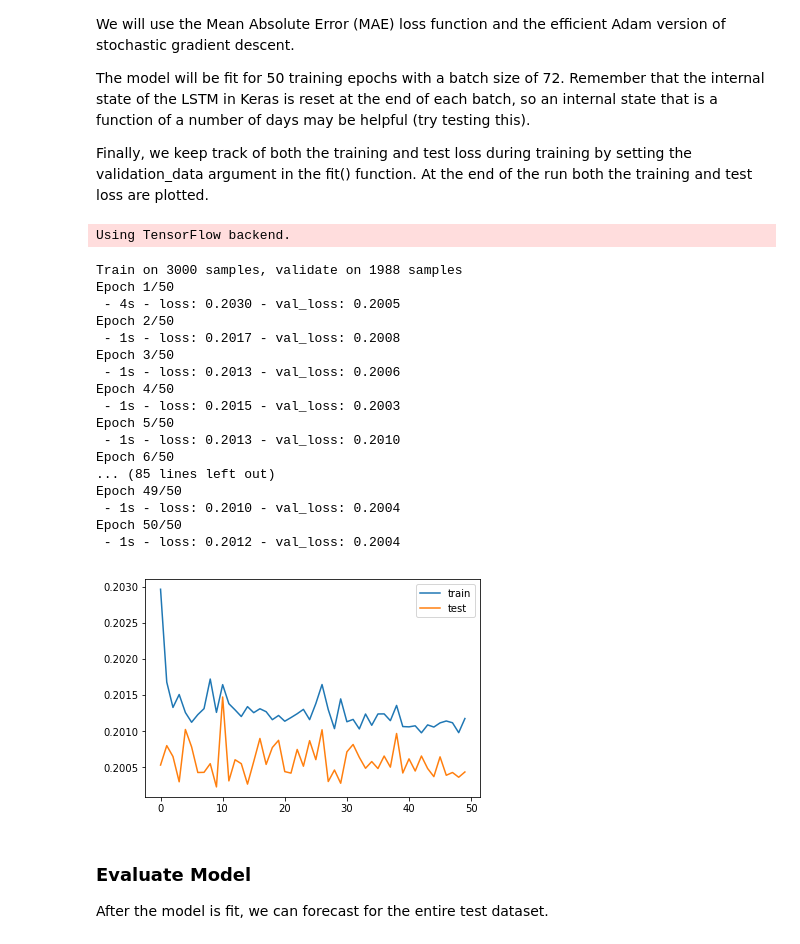
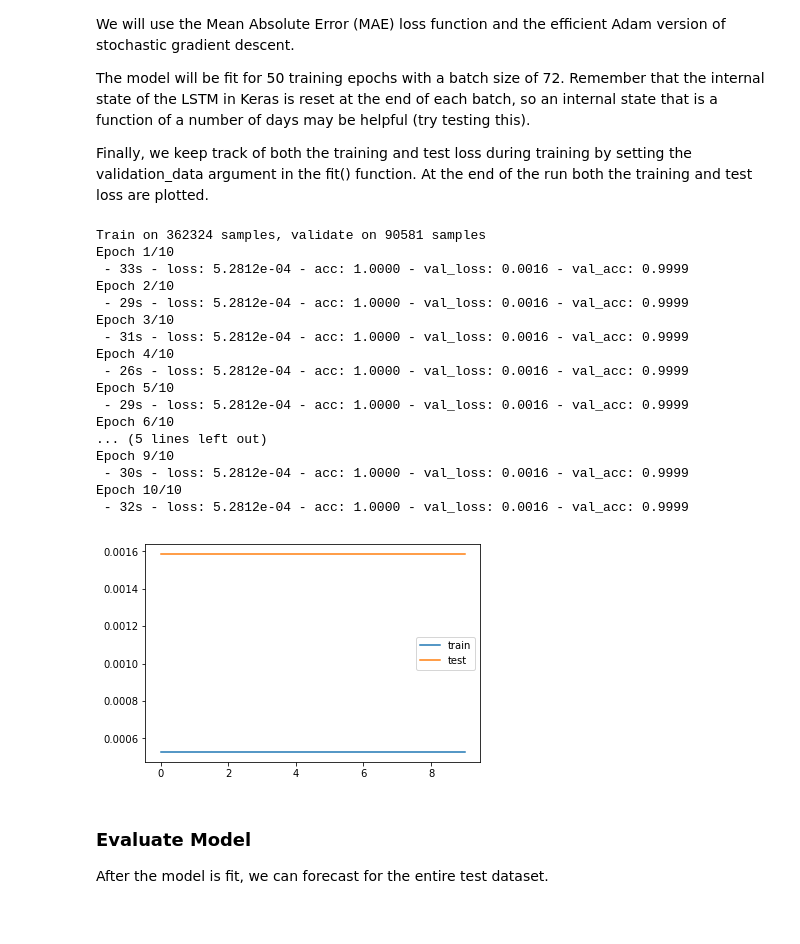
Before and after one commit to abhishekdutta/healthcare-predictive, a Jupyter notebook: notebooks/LSTM Multivariate Forecasting.ipynb, the cells around one changed output. Drawn from its saved outputs; the diff is of its cells as text; code cells hidden in the pictures.

Commit message:
LSTM with 25-26 entire data

```diff
--- a/notebooks/LSTM Multivariate Forecasting.ipynb
+++ b/notebooks/LSTM Multivariate Forecasting.ipynb
@@ -19,7 +19,7 @@ from pandas import read_csv
 from matplotlib import pyplot
 
 # load dataset
-dataset = read_csv('../../clean_data/ECG_avg.csv', header=0, index_col=0)
+dataset = read_csv('../../clean_data/Current_Model/ECG_avg.csv', header=0, index_col=0)
 dataset.head(10)
 # %% [output]
 |  | ECG | Respiration Rate | SpO2 | Pleth | Heart Rate | etCO2 | diastolic BP | systolic BP | ... |
@@ -66,6 +66,7 @@ The *series_to_supervised()* function developed below is used to transform the d
 # %%
 import pandas as pd
 from sklearn.preprocessing import MinMaxScaler
+from sklearn.preprocessing import LabelEncoder
 def series_to_supervised(data, n_in=1, n_out=1, dropnan=True):
     n_vars = 1 if type(data) is list else data.shape[1]
     df = pd.DataFrame(data)
@@ -89,6 +90,9 @@ def series_to_supervised(data, n_in=1, n_out=1, dropnan=True):
         agg.dropna(inplace=True)
     return agg
 
+# integer encode direction
+encoder = LabelEncoder()
+values[:,10] = encoder.fit_transform(values[:,10])
 
 # ensure all data is float
 values = values.astype('float32')
@@ -99,6 +103,10 @@ scaled = scaler.fit_transform(values)
 reframed = series_to_supervised(scaled, 1, 1)
 # drop columns we don't want to predict
 reframed.drop(reframed.columns[[11,12,13,14,15,16,17,18,19,20]], axis=1, inplace=True)
+# alarms2 = sorted(reframed["var11(t)"].unique())
+# alarms1 = sorted(reframed["var11(t-1)"].unique())
+# print(alarms1)
+# print(alarms2)
 reframed
 # %% [output]
 |  | var1(t-1) | var2(t-1) | var3(t-1) | var4(t-1) | var5(t-1) | var6(t-1) | var7(t-1) | var8(t-1) | var9(t-1) | ... |
@@ -131,9 +139,10 @@ In this section, we will fit an LSTM on the multivariate input data.
 
 First, we must split the prepared dataset into train and test sets. We will fit the model on the first 3000 timestamps of  data, then evaluate it on the remaining near 2000 timestamps of data.  Then splits the train and test sets into input and output variables. Finally, the inputs (X) are reshaped into the 3D format expected by LSTMs, namely [samples, timesteps, features].
 # %%
+import numpy as np
 # split into train and test sets
 values = reframed.values
-n_train = 3000
+n_train = int(len(values) * 0.8)
 train = values[:n_train, :]
 test = values[n_train:, :]
 # split into input and outputs
@@ -158,39 +167,38 @@ Finally, we keep track of both the training and test loss during training by set
 # %%
 from keras.models import Sequential
 from keras.layers import Dense
 from keras.layers import LSTM
 # design network
 model = Sequential()
 model.add(LSTM(50, input_shape=(train_X.shape[1], train_X.shape[2])))
-model.add(Dense(1))
-model.compile(loss='mae', optimizer='adam')
+model.add(Dense(1, activation='softmax'))
+model.compile(loss='binary_crossentropy', optimizer='adam',metrics=['accuracy'])
 # fit network
-history = model.fit(train_X, train_y, epochs=50, batch_size=20, validation_data=(test_X, test_y), verbose=2, shuffle=False)
+history = model.fit(train_X, train_y, epochs=10, batch_size=100, validation_data=(test_X, test_y), verbose=2, shuffle=False)
 # plot history
 pyplot.plot(history.history['loss'], label='train')
 pyplot.plot(history.history['val_loss'], label='test')
 pyplot.legend()
 pyplot.show()
 # %% [output]
-Using TensorFlow backend.
+Train on 362324 samples, validate on 90581 samples
+Epoch 1/10
+ - 33s - loss: 5.2812e-04 - acc: 1.0000 - val_loss: 0.0016 - val_acc: 0.9999
+Epoch 2/10
+ - 29s - loss: 5.2812e-04 - acc: 1.0000 - val_loss: 0.0016 - val_acc: 0.9999
+Epoch 3/10
+ - 31s - loss: 5.2812e-04 - acc: 1.0000 - val_loss: 0.0016 - val_acc: 0.9999
+Epoch 4/10
+ - 26s - loss: 5.2812e-04 - acc: 1.0000 - val_loss: 0.0016 - val_acc: 0.9999
+Epoch 5/10
+ - 29s - loss: 5.2812e-04 - acc: 1.0000 - val_loss: 0.0016 - val_acc: 0.9999
+Epoch 6/10
+... (5 lines left out)
+Epoch 9/10
+ - 30s - loss: 5.2812e-04 - acc: 1.0000 - val_loss: 0.0016 - val_acc: 0.9999
+Epoch 10/10
+ - 32s - loss: 5.2812e-04 - acc: 1.0000 - val_loss: 0.0016 - val_acc: 0.9999
-Train on 3000 samples, validate on 1988 samples
-Epoch 1/50
- - 4s - loss: 0.2030 - val_loss: 0.2005
-Epoch 2/50
- - 1s - loss: 0.2017 - val_loss: 0.2008
-Epoch 3/50
- - 1s - loss: 0.2013 - val_loss: 0.2006
-Epoch 4/50
- - 1s - loss: 0.2015 - val_loss: 0.2003
-Epoch 5/50
- - 1s - loss: 0.2013 - val_loss: 0.2010
-Epoch 6/50
-... (85 lines left out)
-Epoch 49/50
- - 1s - loss: 0.2010 - val_loss: 0.2004
-Epoch 50/50
- - 1s - loss: 0.2012 - val_loss: 0.2004
-[figure, old version]
+[figure, new version]
 # %% [markdown]
 ### Evaluate Model
 After the model is fit, we can forecast for the entire test dataset.
```
Also changed, not shown: parts of 8 cells of this notebook, 4 other files.
